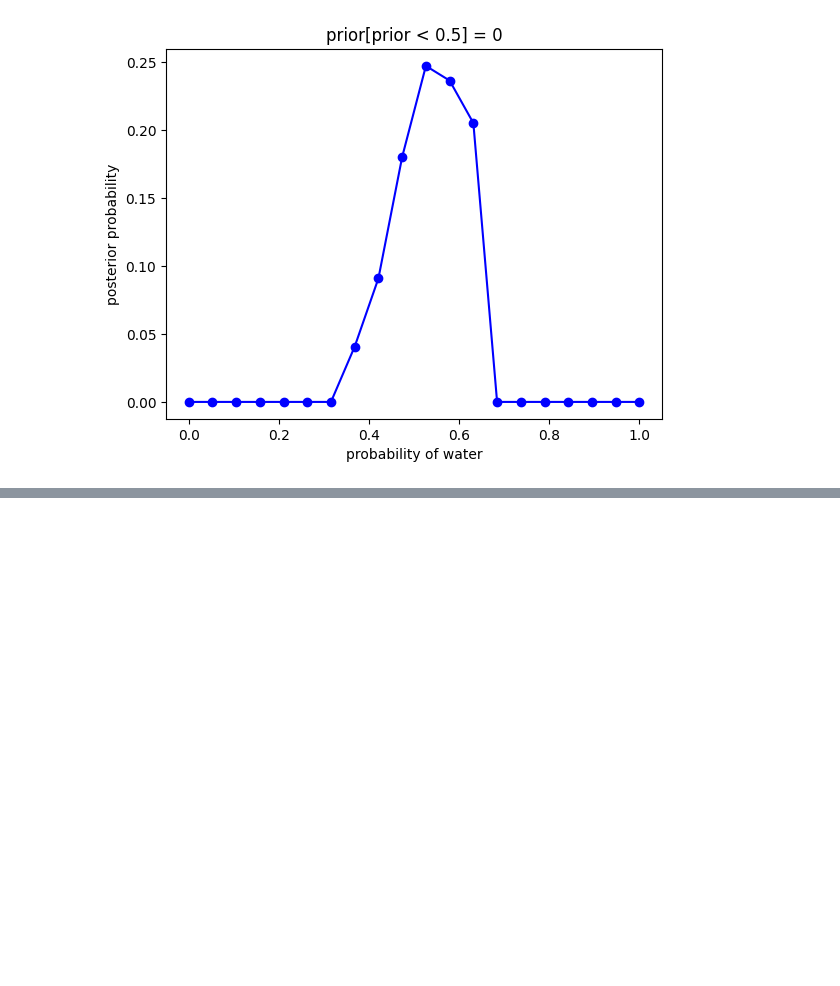
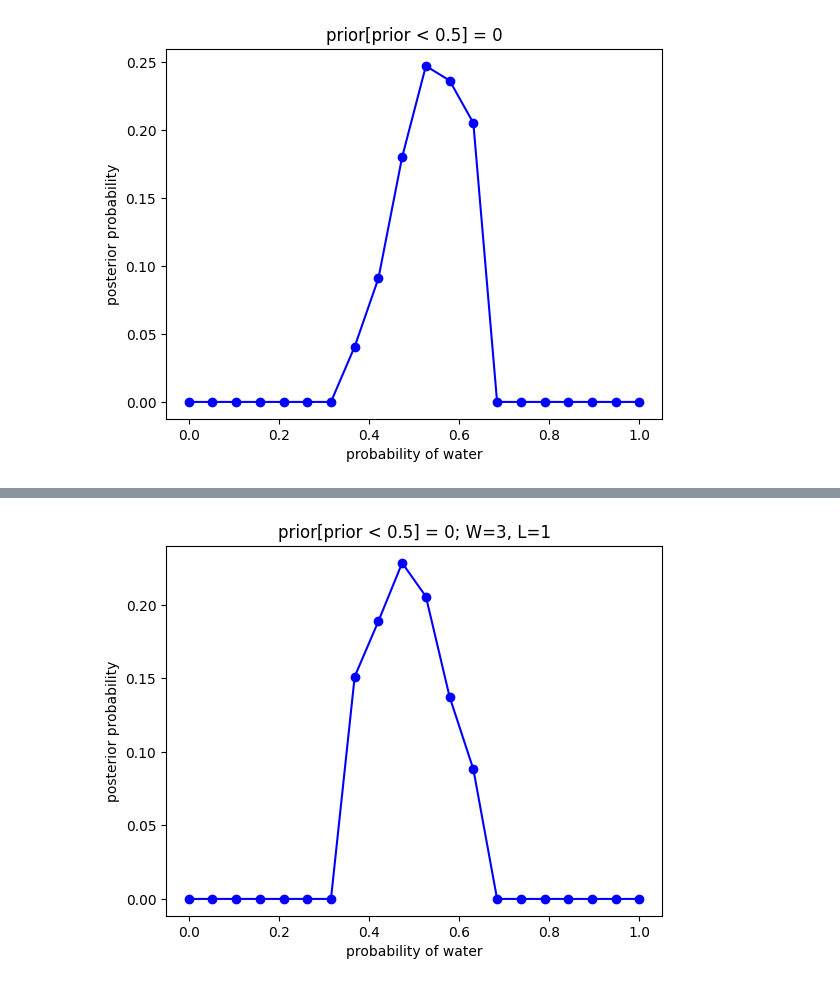
Before and after one commit to beckspark/statistical_rethinking_a_bayesian_course, a Jupyter notebook: notebooks/02_bayesian_analysis.ipynb, the cells around one changed output, grey strips where cells are left out. Saved outputs shown, nothing was run; the diff lists cells and outputs as text; code cells hidden in the pictures; blank space fills up the shorter version.

```diff
--- a/notebooks/02_bayesian_analysis.ipynb
+++ b/notebooks/02_bayesian_analysis.ipynb
@@ -288,0 +304,12 @@ compute_and_plot_graph_approximation(
+# %%
+compute_and_plot_graph_approximation(
+    prior = prior,
+    p_grid = p_grid,
+    W=3,
+    L=1,
+    xlabel="probability of water",
+    ylabel="posterior probability",
+    title="prior[prior < 0.5] = 0; W=3, L=1"
+)
+# %% [output]
+[figure, added]
```
Also changed, not shown: parts of 6 cells of this notebook.
